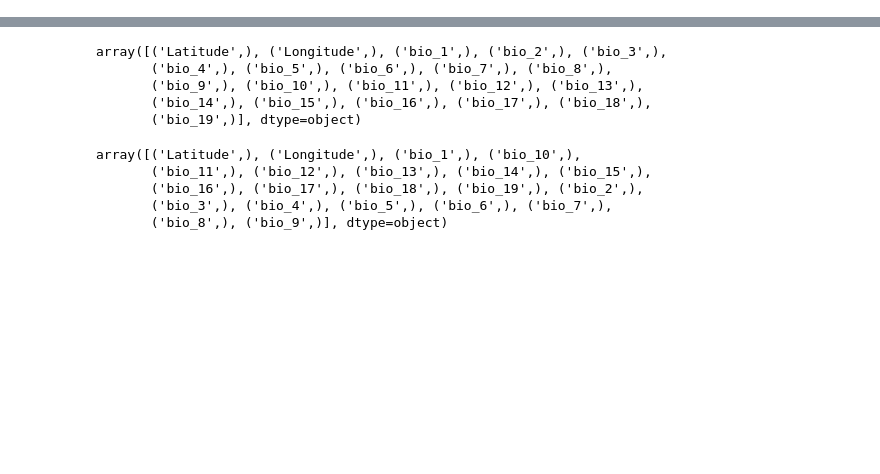
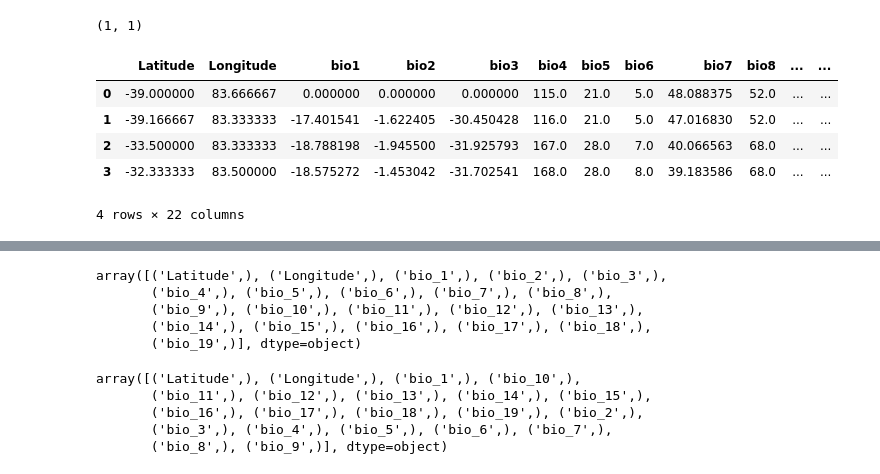
Before and after one commit to Jorgedavyd/PDG, a Jupyter notebook: main.ipynb, the cells around one changed output, grey strips where cells are left out. Drawn from its saved outputs; the diff is of its cells as text; code cells hidden in the pictures; blank space fills up the shorter version.

```diff
--- a/main.ipynb
+++ b/main.ipynb
@@ -9,0 +109,16 @@ Downloading https://data.biogeo.ucdavis.edu/data/worldclim/v2.1/base/wc2.1_10m_b
+# %%
+import numpy as np
+a = np.array([1,1])
+
+tuple(a)
+# %% [output]
+(1, 1)
+# %%
+pd.merge(dataframe, dataframe1, 'right', left_index=False, right_index=False)
+# %% [output]
+|  | Latitude | Longitude | bio1 | bio2 | bio3 | bio4 | bio5 | bio6 | bio7 | bio8 | ... | ... |
+| 0 | -39.000000 | 83.666667 | 0.000000 | 0.000000 | 0.000000 | 115.0 | 21.0 | 5.0 | 48.088375 | 52.0 | ... | ... |
+| 1 | -39.166667 | 83.333333 | -17.401541 | -1.622405 | -30.450428 | 116.0 | 21.0 | 5.0 | 47.016830 | 52.0 | ... | ... |
+| 2 | -33.500000 | 83.333333 | -18.788198 | -1.945500 | -31.925793 | 167.0 | 28.0 | 7.0 | 40.066563 | 68.0 | ... | ... |
+| 3 | -32.333333 | 83.500000 | -18.575272 | -1.453042 | -31.702541 | 168.0 | 28.0 | 8.0 | 39.183586 | 68.0 | ... | ... |
+4 rows × 22 columns
```
Also changed, not shown: parts of 7 cells of this notebook, 6 other files.
